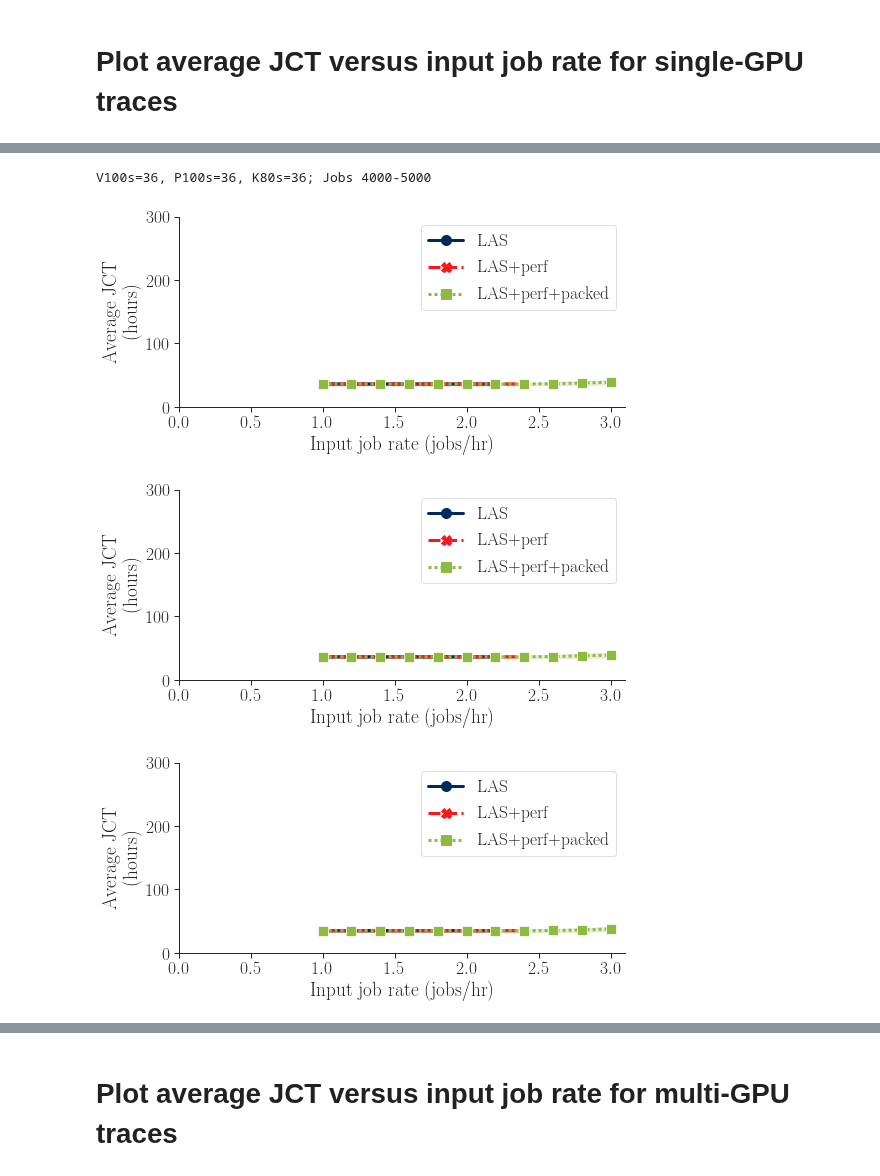
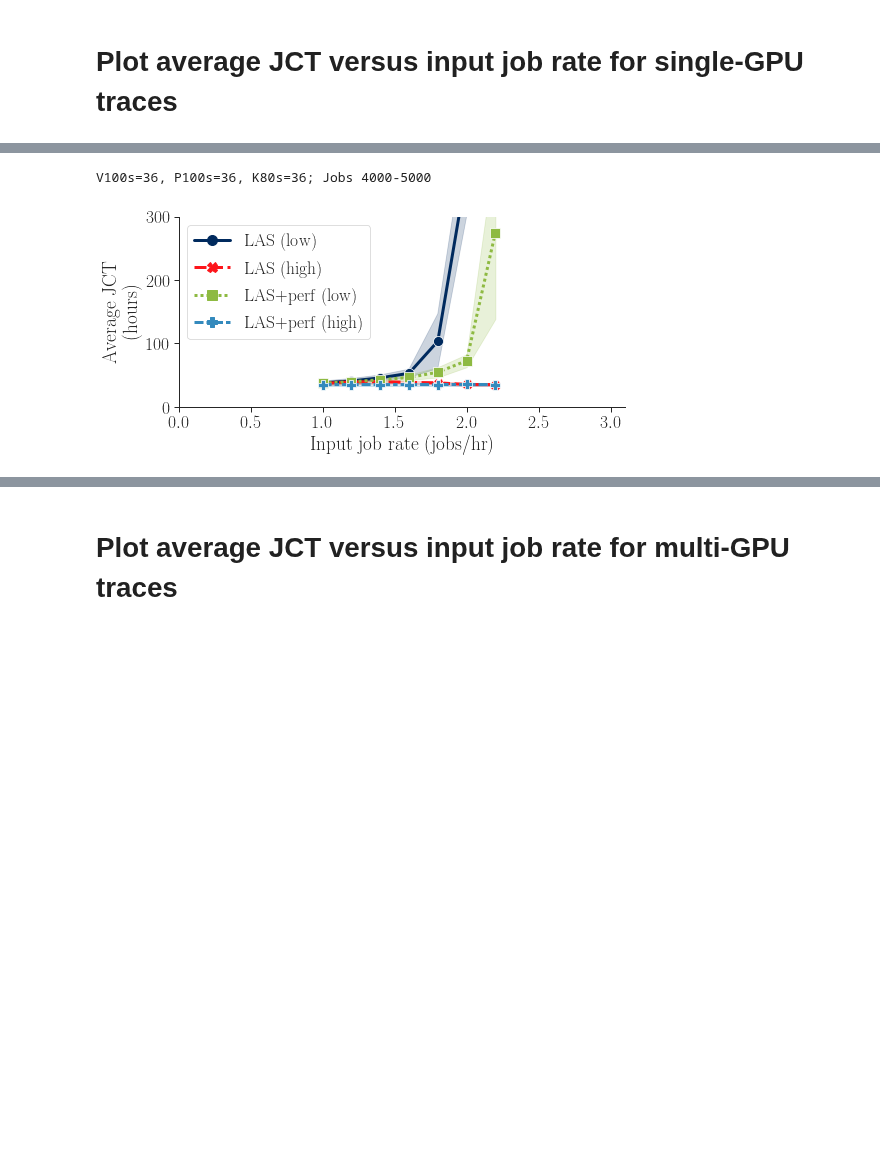
Before and after one commit to stanford-futuredata/gavel, a Jupyter notebook: scheduler/notebooks/figures/evaluation/fairness_with_priorities.ipynb, the cells around one changed output, grey strips where cells are left out. Drawn from its saved outputs; the diff is of its cells as text; code cells hidden in the pictures; blank space fills up the shorter version.

```diff
--- a/scheduler/notebooks/figures/evaluation/fairness_with_priorities.ipynb
+++ b/scheduler/notebooks/figures/evaluation/fairness_with_priorities.ipynb
@@ -218,37 +190,21 @@ V100s=64, P100s=0, K80s=0; Jobs 4000-5000
 # %%
 print("V100s=36, P100s=36, K80s=36; Jobs 4000-5000")
 plot_metric_vs_inverse_lambda(
     logfile_paths,
     v100s=36, p100s=36, k80s=36,
-    policies=["fifo", "max_min_fairness", "max_min_fairness_perf",
-              "max_min_fairness_packed"],
-    metric_fn=lambda x: average_jct_fn(x, min_job_id=4000, max_job_id=5000),
+    policies=["max_min_fairness", "max_min_fairness_perf"],
+    metric_fns=[lambda x: average_jct_low_priority_fn(
+                    x, min_job_id=4000, max_job_id=5000),
+                lambda x: average_jct_high_priority_fn(
+                    x, min_job_id=4000, max_job_id=5000)],
+    metric_fn_labels=["low", "high"],
     metric_label="Average JCT\n(hours)",
+    xmax=3.1,
     ymax=300.0,
 )
-plot_metric_vs_inverse_lambda(
-    logfile_paths,
-    v100s=36, p100s=36, k80s=36,
-    policies=["fifo", "max_min_fairness", "max_min_fairness_perf",
-              "max_min_fairness_packed"],
-    metric_fn=lambda x: average_jct_low_priority_fn(x, min_job_id=4000, max_job_id=5000),
-    metric_label="Average JCT\n(hours)",
-    ymax=300.0,
-)
-plot_metric_vs_inverse_lambda(
-    logfile_paths,
-    v100s=36, p100s=36, k80s=36,
-    policies=["fifo", "max_min_fairness", "max_min_fairness_perf",
-              "max_min_fairness_packed"],
-    metric_fn=lambda x: average_jct_high_priority_fn(x, min_job_id=4000, max_job_id=5000),
-    metric_label="Average JCT\n(hours)",
-    ymax=300.0,
-)
 # %% [output]
 V100s=36, P100s=36, K80s=36; Jobs 4000-5000
-[figure, old version]
+[figure, new version]
-[figure, removed]
-[figure, removed]
 # %%
 print("V100s=48, P100s=32, K80s=16; Jobs 4000-5000")
 plot_metric_vs_inverse_lambda(
```
Also changed, not shown: parts of 8 cells of this notebook.
